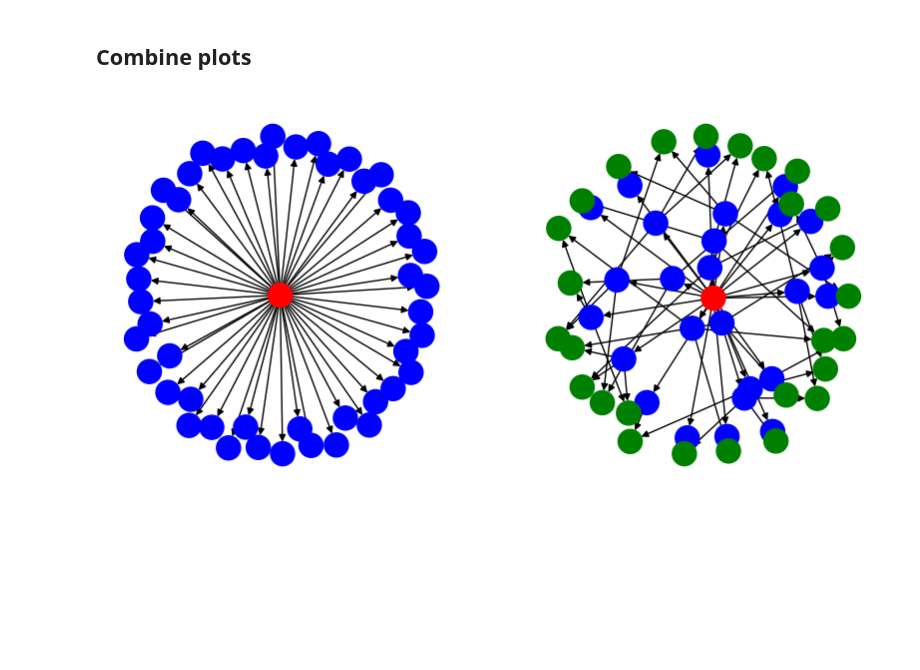
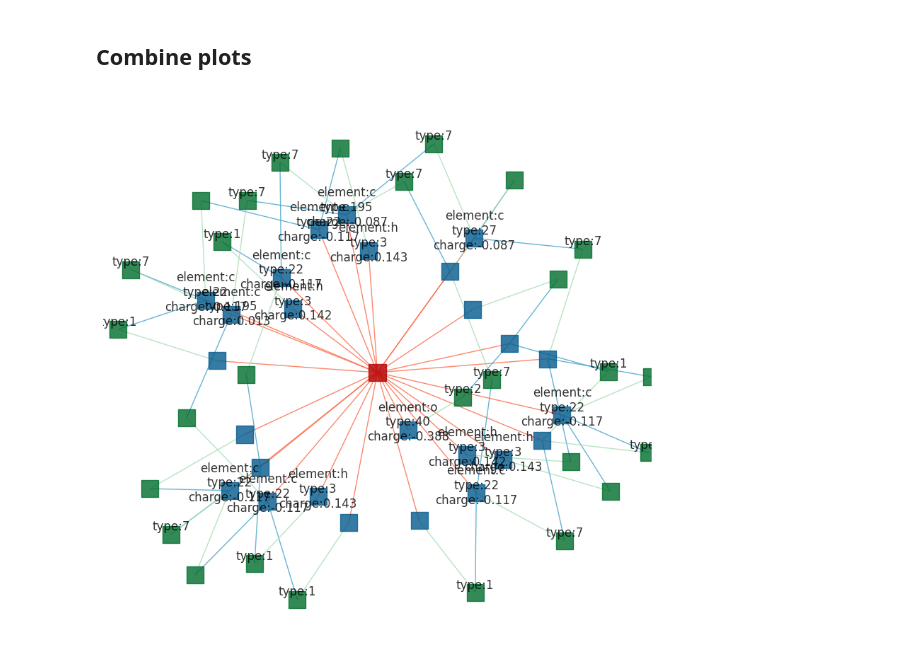
Before and after one commit to ValterH/graphs-for-synthetic-relational-data-generation, a Jupyter notebook: notebooks/data_visualization.ipynb, the cells around one changed output. Cells and saved outputs as stored; diff of their text form; code cells hidden in the pictures; blank space fills up the shorter version.

```diff
--- a/notebooks/data_visualization.ipynb
+++ b/notebooks/data_visualization.ipynb
@@ -68,6 +44,40 @@ import matplotlib.pyplot as plt
-# %%
-fig, ax = plt.subplots(1, 2, figsize=(10, 5))
-nx.draw(G_rossmann_test, node_color=node_colors_rossmann_test, ax=ax[0])
-nx.draw(G_mutagenesis, node_color=node_colors_mutagenesis, ax=ax[1])
-# %% [output]
-[figure, removed]
+# %%
+subgraphs, _ = database_to_subgraphs('mutagenesis')
+# %%
+def get_label(G, node_id, fks, p=1):
+    node_data = G.nodes[node_id]
+    if np.random.rand() > p:
+        return ''
+    node_label = ''
+    for k, v in node_data.items():
+        if k == 'node_type':
+            continue
+        if k in fks:
+            continue
+        node_label += f'{k}:{v}\n'
+    return node_label
+# %%
+fig, ax = plt.subplots(1, 1, figsize=(10, 10))
+G = subgraphs[0]
+G = G.to_undirected()
+color_map = {"molecule": "#b30000", "atom": "#045a8d", "bond": "#006d2c"}
+edge_color_map = {"molecule_id": "#fb6a4a", "atom1_id": "#43a2ca", "atom2_id": "#a8ddb5"}
+node_colors = [color_map[node[1]['node_type']] for node in G.nodes(data=True)]
+edge_colors = [edge_color_map[edge[2]['edge_type']] for edge in G.edges(data=True)]
+labels = {node[0]: get_label(G, node[0], p=0.5, fks=list(edge_color_map)) for node in G.nodes(data=True)}
+layout = nx.spring_layout(G)
+layout[list(G.nodes)[0]] = np.array([0, 0])
+nx.draw(G,
+        pos = layout, ax=ax,
+        labels = labels,
+        node_color=node_colors,
+        node_shape="s",
+        alpha=0.8,
+        edge_color=edge_colors,
+        with_labels=True
+        )
+ax.set_xlim(-1, 1)
+ax.set_ylim(-1, 1)
+plt.show()
+# %% [output]
+[figure, added]
```
Also changed, not shown: parts of 13 cells of this notebook, 9 other files.
